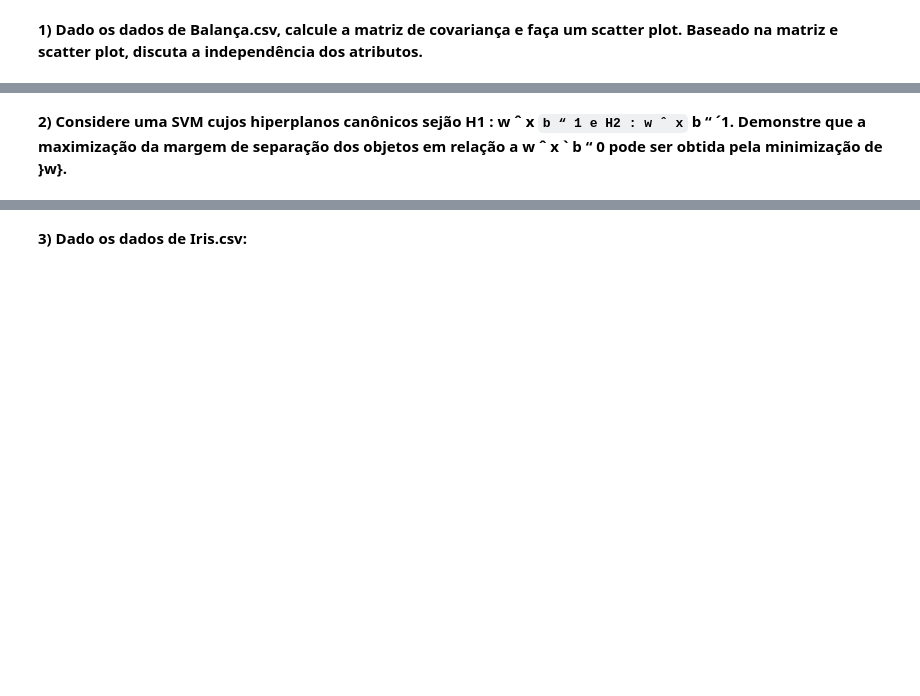
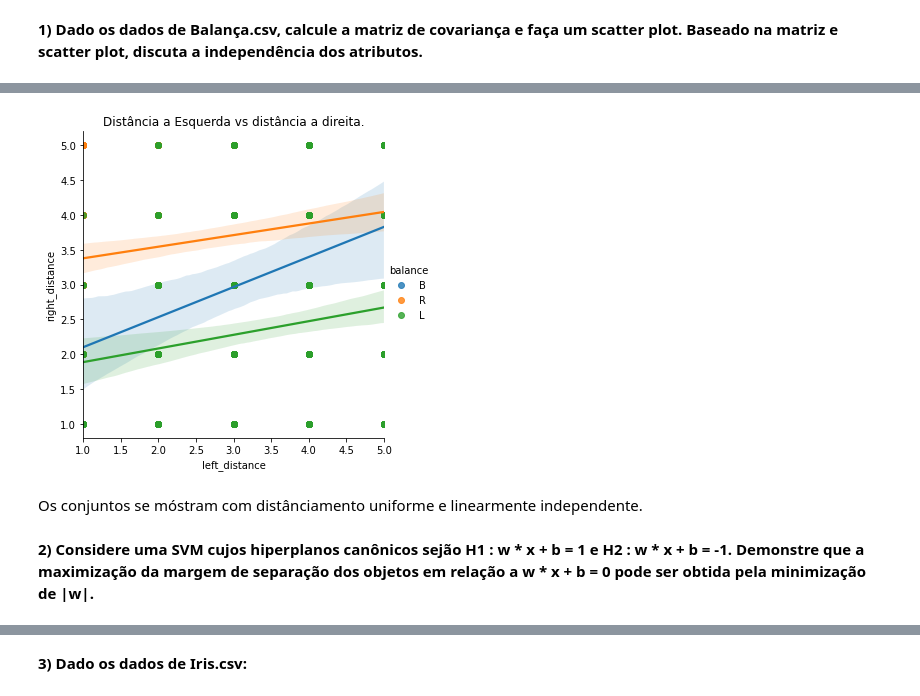
Before and after one commit to flaviohahn/ApMaquina, a Jupyter notebook: Prova_AM.ipynb, the cells around one changed output, grey strips where cells are left out. Saved outputs shown, nothing was run; the diff lists cells and outputs as text; code cells hidden in the pictures; blank space fills up the shorter version.

```diff
--- a/Prova_AM.ipynb
+++ b/Prova_AM.ipynb
@@ -12,3 +12,14 @@
 **CURSO:** APRENDIZAGEM DE MAQUINA
 # %% [markdown]
 **1) Dado os dados de Balança.csv, calcule a matriz de covariança e faça um scatter plot. Baseado na matriz e scatter plot, discuta a independência dos atributos.**
+# %%
+#Realizando as importações
+import pandas as pd
+import numpy as np
+import seaborn as sn
+
+import matplotlib.pyplot as plt
+#Criando o dataset:
+urlBalanca = 'https://raw.githubusercontent.com/flaviohahn/ApMaquina/master/balance_scale_dataset.csv'
+dados = pd.read_csv(urlBalanca)
+dados.head(5)
@@ -15,2 +53,17 @@
+# %%
+#scatter plot
+sn.lmplot(x='left_distance', y='right_distance', data=dados,
+           fit_reg=True, # No regression line
+           hue='balance')   # Color by evolution stage
+
+# cria um título para o gráfico
+plt.title('Distância a Esquerda vs distância a direita.')
+
+# mostra o gráfico
+plt.show()
+# %% [output]
+[figure, added]
+# %% [markdown]
+Os conjuntos se móstram com distânciamento uniforme e linearmente independente.
 # %% [markdown]
-**2) Considere uma SVM cujos hiperplanos canônicos sejão H1 : w ˆ x ` b “ 1 e H2 : w ˆ x ` b “ ´1. Demonstre que a maximização da margem de separação dos objetos em relação a w ˆ x ` b “ 0 pode ser obtida pela minimização de }w}.**
+**2) Considere uma SVM cujos hiperplanos canônicos sejão H1 : w * x + b = 1 e H2 : w * x + b = -1. Demonstre que a maximização da margem de separação dos objetos em relação a w * x + b = 0 pode ser obtida pela minimização de |w|.**
```
Also changed, not shown: parts of 9 cells of this notebook.
